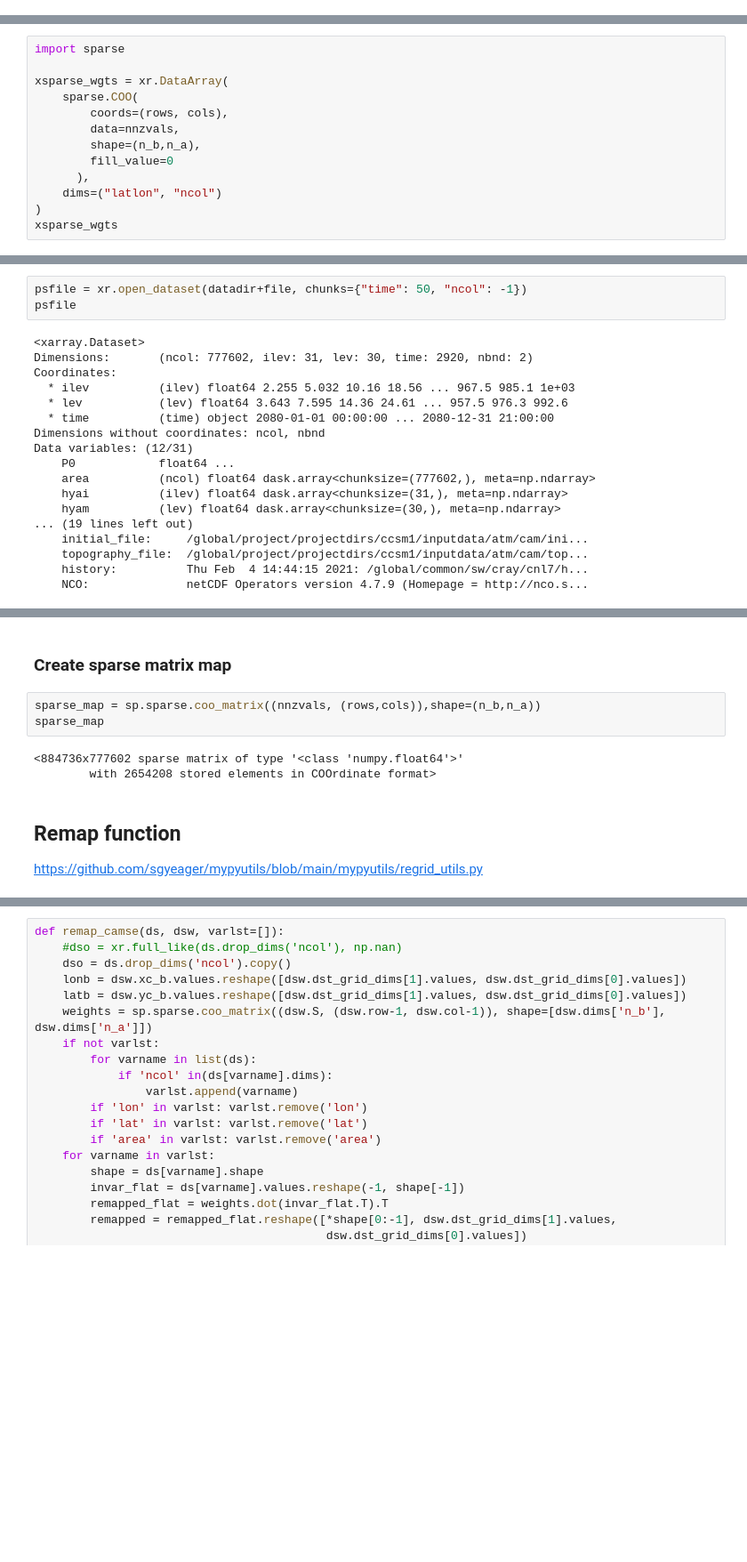
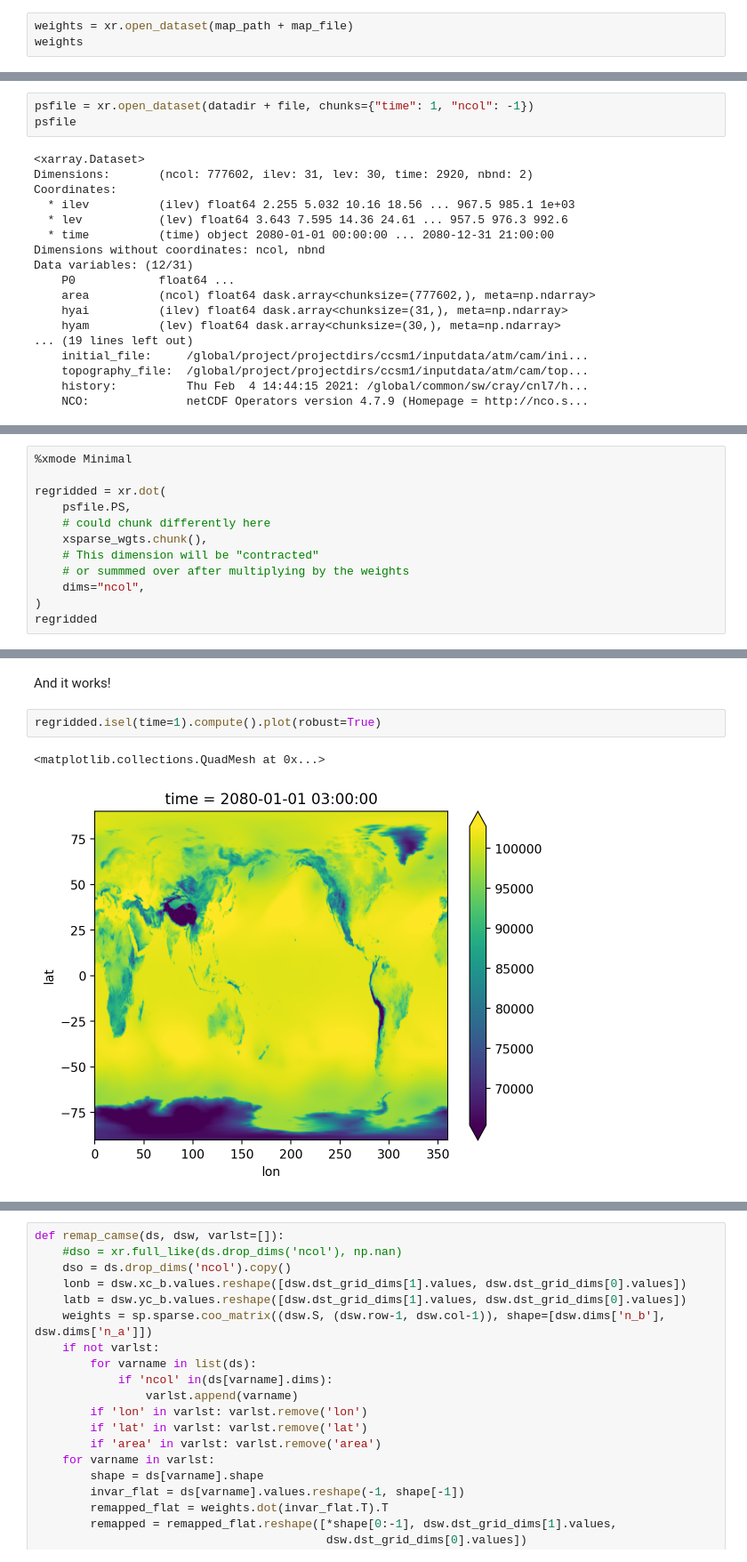
Before and after one commit to katiedagon/CAM-SE_analysis, a Jupyter notebook: notebooks/CAM-SE.ipynb, the cells around one changed output, grey strips where cells are left out. Shown at 89% size. Saved outputs shown, nothing was run; the diff lists cells and outputs as text; blank space fills up the shorter version.

Commit message:
add direct multiply-add

```diff
--- a/notebooks/CAM-SE.ipynb
+++ b/notebooks/CAM-SE.ipynb
@@ -384,0 +418,3 @@ This *should* support chunking along `ncol` but doesn't work because of [a spars
+# %%
+weights = xr.open_dataset(map_path + map_file)
+weights
@@ -428,13 +518,0 @@ Map contains 884736 rows, 777602 cols and 2654208 nnz values
-# %%
-import sparse
-
-xsparse_wgts = xr.DataArray(
-    sparse.COO(
-        coords=(rows, cols),
-        data=nnzvals,
-        shape=(n_b,n_a),
-        fill_value=0
-      ),
-    dims=("latlon", "ncol")
-)
-xsparse_wgts
@@ -458,5 +519,5 @@ Attributes: (0)
 # %%
-psfile = xr.open_dataset(datadir+file, chunks={"time": 50, "ncol": -1})
+psfile = xr.open_dataset(datadir + file, chunks={"time": 1, "ncol": -1})
 psfile
 # %% [output]
 <xarray.Dataset>
@@ -478,0 +548,12 @@ Data variables: (12/31)
+# %%
+%xmode Minimal
+
+regridded = xr.dot(
+    psfile.PS,
+    # could chunk differently here
+    xsparse_wgts.chunk(),
+    # This dimension will be "contracted"
+    # or summmed over after multiplying by the weights
+    dims="ncol",
+)
+regridded
@@ -483,11 +624,7 @@ TypeError: einsum() got an unexpected keyword argument 'dtype'
-# %% [markdown]
-### Create sparse matrix map
-# %%
-sparse_map = sp.sparse.coo_matrix((nnzvals, (rows,cols)),shape=(n_b,n_a))
-sparse_map
-# %% [output]
-<884736x777602 sparse matrix of type '<class 'numpy.float64'>'
-        with 2654208 stored elements in COOrdinate format>
-# %% [markdown]
-## Remap function
-https://github.com/sgyeager/mypyutils/blob/main/mypyutils/regrid_utils.py
+# %% [markdown]
+And it works!
+# %%
+regridded.isel(time=1).compute().plot(robust=True)
+# %% [output]
+<matplotlib.collections.QuadMesh at 0x...>
+[figure, added]
```
Also changed, not shown: parts of 26 cells of this notebook.
